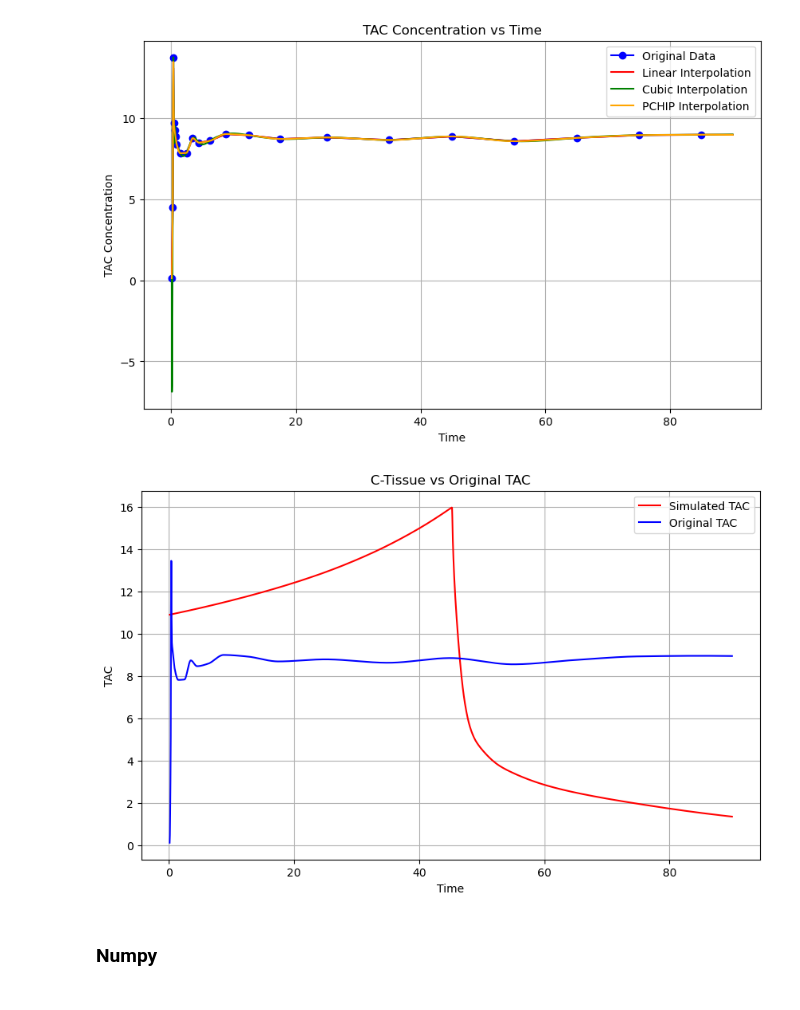
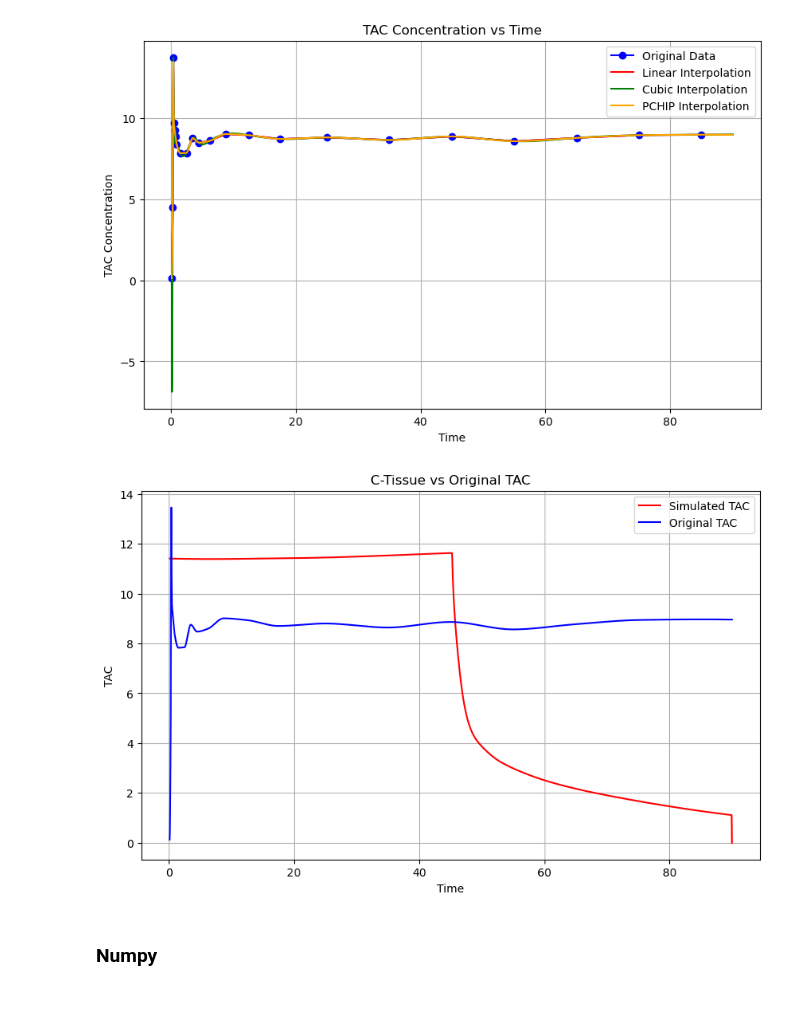
Before and after one commit to QuimSerraFaber/MSc-Thesis, a Jupyter notebook: Tests.ipynb, the cells around one changed output. Cells and saved outputs as stored; diff of their text form; code cells hidden in the pictures.

```diff
--- a/Tests.ipynb
+++ b/Tests.ipynb
@@ -229,6 +196,42 @@ def c_tissue3(IRF_values, pchip_pl):
     simulated_tac_values = result_tensor.squeeze().tolist()
 
     return simulated_tac_values
+# %%
+def c_tissue_torch(IRF_values, pchip_pl, dt):
+    """
+    Calculates the simulated C_Tissue values for the given IRF and plasma concentration values using PyTorch.
+
+    Parameters:
+    IRF_values (list): The IRF values.
+    pchip_pl (list): Plasma concentration values interpolated using PCHIP.
+    dt (float): The time step increment.
+
+    Returns:
+    torch.Tensor: The simulated C_Tissue values.
+    """
+    # Convert lists to PyTorch tensors and add an extra dimension to match the expected input shape for F.conv1d (Batch, Channel, Length)
+    IRF_tensor = torch.tensor(IRF_values, dtype=torch.float32).unsqueeze(0).unsqueeze(0)
+    pchip_pl_tensor = torch.tensor(pchip_pl, dtype=torch.float32).unsqueeze(0).unsqueeze(0)
+
+    # Perform 1D convolution. Note that we need to flip the IRF tensor because PyTorch's conv1d performs cross-correlation.
+    # Use padding to control the output size; here, 'same' equivalence is achieved with manual calculation for padding.
+    padding_size = (len(IRF_values) - 1) // 2
+    simulated_c_tissue_values = F.conv1d(pchip_pl_tensor, IRF_tensor.flip(dims=[-1]), padding=padding_size)
+
+    # Truncate or pad the result to match the desired number of points (if necessary)
+    num_points = len(IRF_values)
+    if simulated_c_tissue_values.shape[-1] > num_points:
+        simulated_c_tissue_values = simulated_c_tissue_values[..., :num_points]
+    elif simulated_c_tissue_values.shape[-1] < num_points:
+        # This case might not occur in this particular setup, but it's here for completeness
+        padding = num_points - simulated_c_tissue_values.shape[-1]
+        simulated_c_tissue_values = F.pad(simulated_c_tissue_values, (0, padding))
+
+    # Normalize the convolution result by multiplying by dt
+    normalized_result_tensor = simulated_c_tissue_values * dt
+
+    # Remove unnecessary dimensions before returning
+    return normalized_result_tensor.squeeze()
 # %%
 # Get the interpolated tac values
 new_rtim, linear_tac, cubic_tac, pchip_tac = equidistant_interpolation(data_from_first_row['rtim_list'],
@@ -241,20 +244,21 @@ plot_interpolations(data_from_first_row['rtim_list'],
 # %% [output]
 [figure]
 # %%
-simulated_c_tissue_values = c_tissue(IRF_values, pchip_pl)
+dt = new_rtim[1] - new_rtim[0]
+simulated_c_tissue_values = c_tissue_torch(IRF_values, pchip_pl, dt)
 
 # Plot the simulated C_Tissue values against the original TAC values
 plt.figure(figsize=(10, 6))
 plt.plot(new_rtim, simulated_c_tissue_values, label='Simulated TAC', color='red')
 plt.plot(new_rtim, pchip_tac, label='Original TAC', color='blue')
 plt.xlabel('Time')
 plt.ylabel('TAC')
 plt.title('C-Tissue vs Original TAC')
 plt.legend()
 plt.grid(True)
 plt.show()
 # %% [output]
-[figure, old version]
+[figure, new version]
 # %% [markdown]
 <h3> Numpy <h3>
 # %%
```
Also changed, not shown: parts of 10 cells of this notebook, 1 other file.
